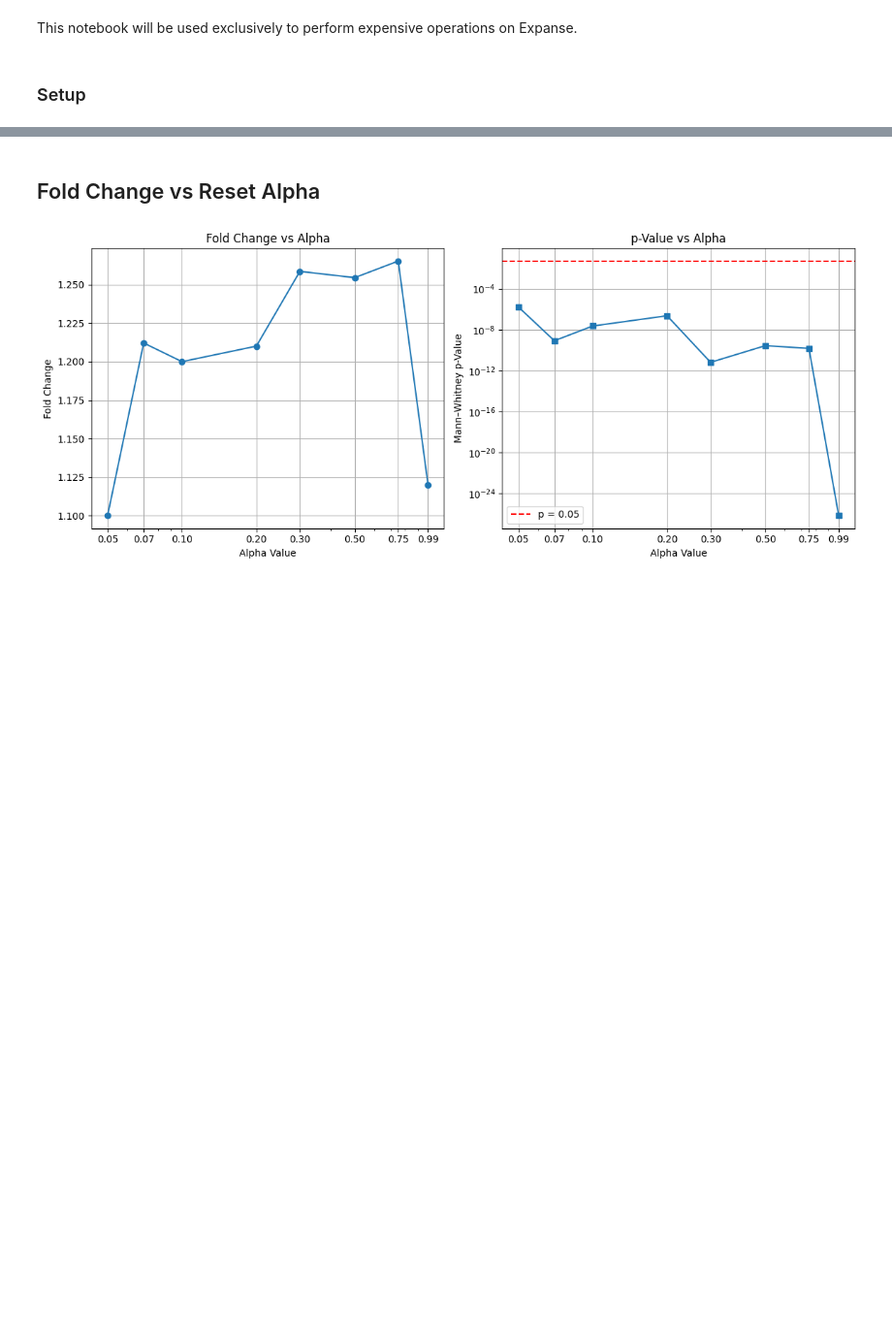
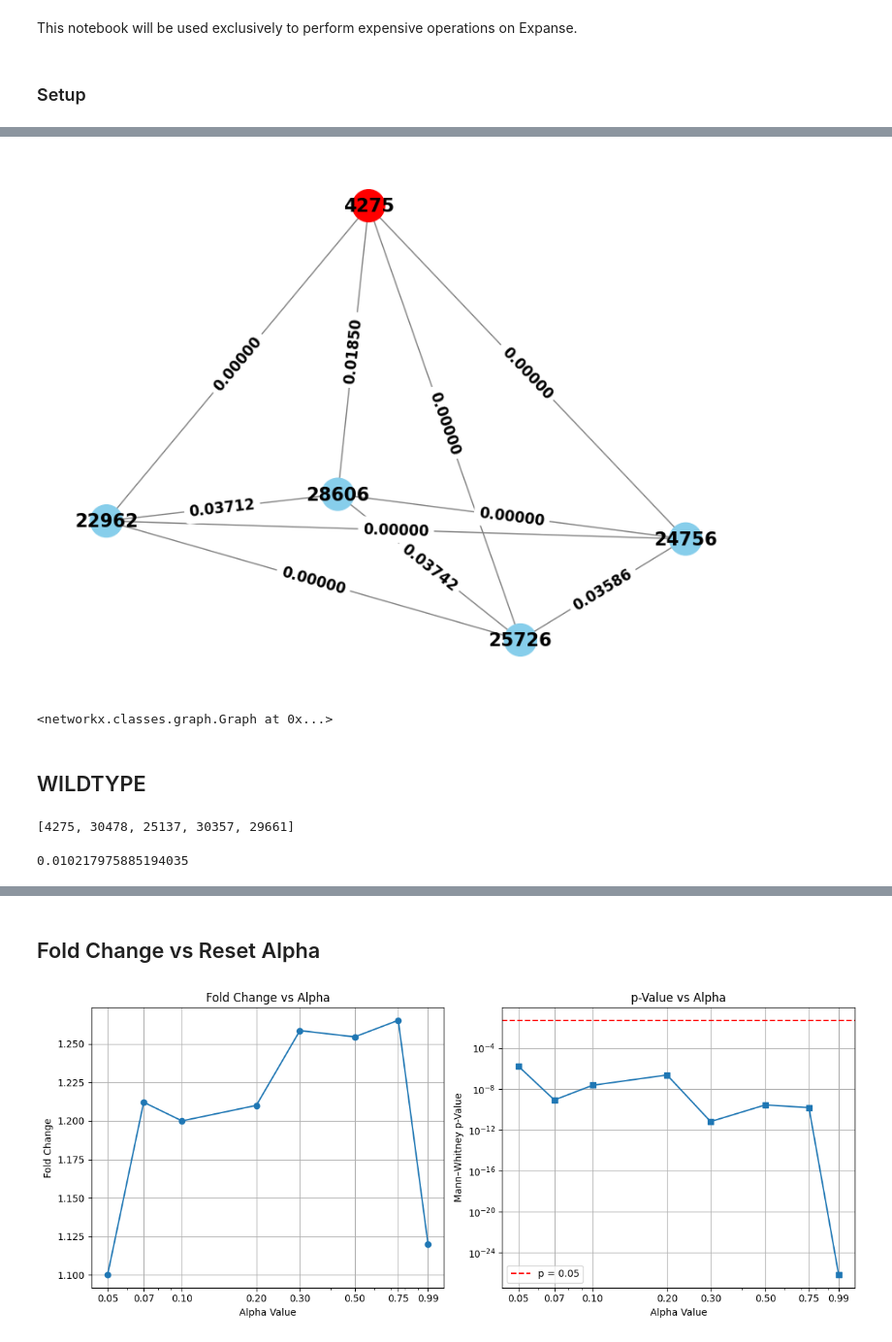
Before and after one commit to ethanoutangoun/chromatin-heart-dev, a Jupyter notebook: expanse_notebook.ipynb, the cells around one changed output, grey strips where cells are left out. Shown at 97% size. Saved outputs shown, nothing was run; the diff lists cells and outputs as text; code cells hidden in the pictures; blank space fills up the shorter version.

```diff
--- a/expanse_notebook.ipynb
+++ b/expanse_notebook.ipynb
@@ -39,0 +77,20 @@ non_gene_bins = [int(line.strip()) for line in open(NON_GENE_BIN_PATH).readlines
+# %%
+f.clique_to_graph(knockout_matrix, ko_ttn_clique, TTN_BIN)
+# %% [output]
+[figure, added]
+<networkx.classes.graph.Graph at 0x...>
+# %% [markdown]
+## WILDTYPE
+# %%
+TTN_BIN = 4275
+wt_ttn_clique = cf.find_greedy_clique(wildtype_matrix, 5, TTN_BIN)
+
+wt_ttn_clique
+# %% [output]
+[4275, 30478, 25137, 30357, 29661]
+# %%
+core.stats.calculate_avg_interaction_strength(
+    wildtype_matrix, wt_ttn_clique
+)
+# %% [output]
+0.010217975885194035
```
Also changed, not shown: parts of 15 cells of this notebook, 3 other files.
